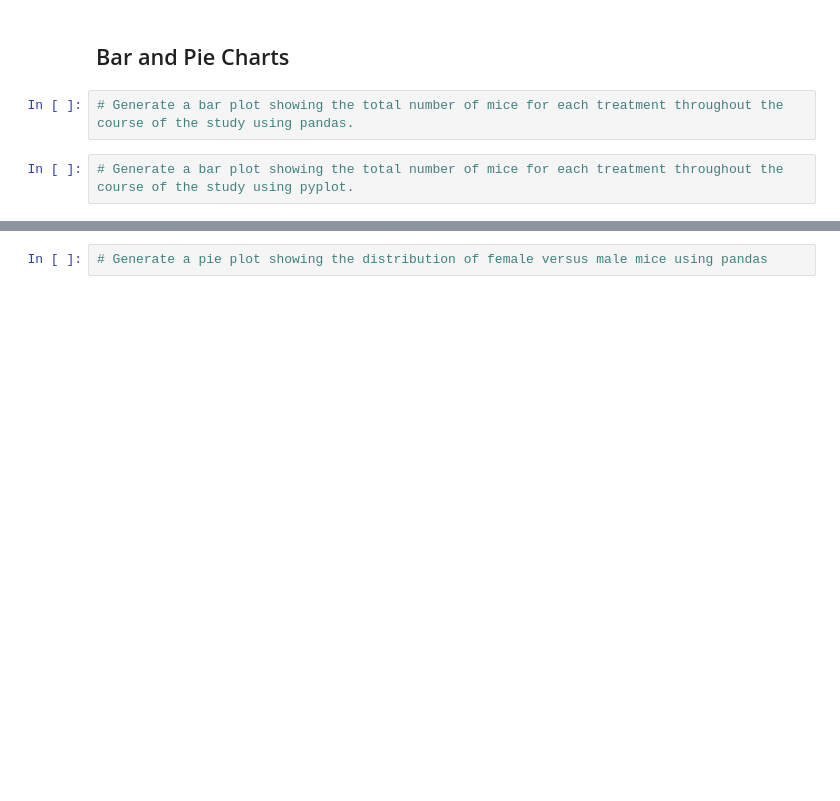
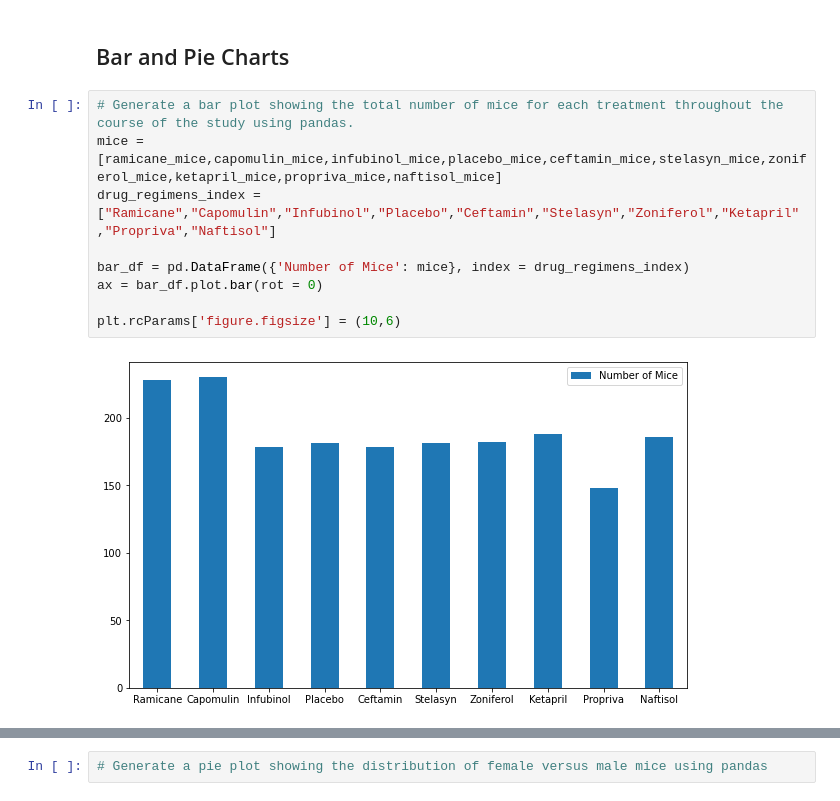
Before and after one commit to jaydenleblanc/matplotlib-challenge, a Jupyter notebook: Pymaceuticals_Starter.ipynb, the cells around one changed output, grey strips where cells are left out. Cells and saved outputs as stored; diff of their text form; blank space fills up the shorter version.

Commit message:
Bar Graph Analysis

```diff
--- a/Pymaceuticals_Starter.ipynb
+++ b/Pymaceuticals_Starter.ipynb
@@ -184,5 +198,12 @@ drugs_summary_df
 ## Bar and Pie Charts
 # %%
 # Generate a bar plot showing the total number of mice for each treatment throughout the course of the study using pandas.
+mice = [ramicane_mice,capomulin_mice,infubinol_mice,placebo_mice,ceftamin_mice,stelasyn_mice,zoniferol_mice,ketapril_mice,propriva_mice,naftisol_mice]
+drug_regimens_index = ["Ramicane","Capomulin","Infubinol","Placebo","Ceftamin","Stelasyn","Zoniferol","Ketapril","Propriva","Naftisol"]
+
+bar_df = pd.DataFrame({'Number of Mice': mice}, index = drug_regimens_index)
+ax = bar_df.plot.bar(rot = 0)
+
+plt.rcParams['figure.figsize'] = (10,6)
+# %% [output]
+[figure, added]
-# %%
-# Generate a bar plot showing the total number of mice for each treatment throughout the course of the study using pyplot.
```
Also changed, not shown: parts of 6 cells of this notebook.
